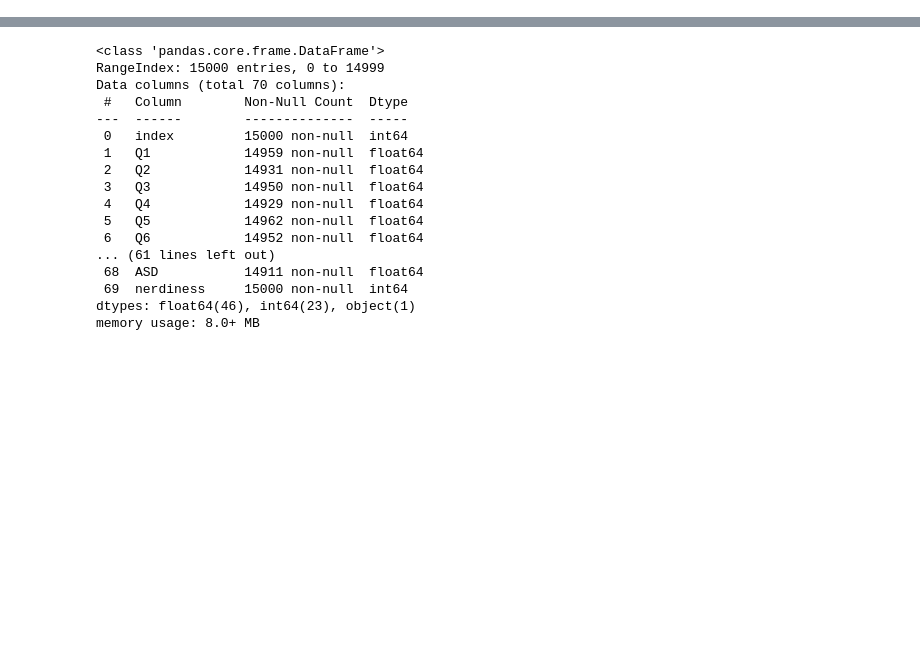
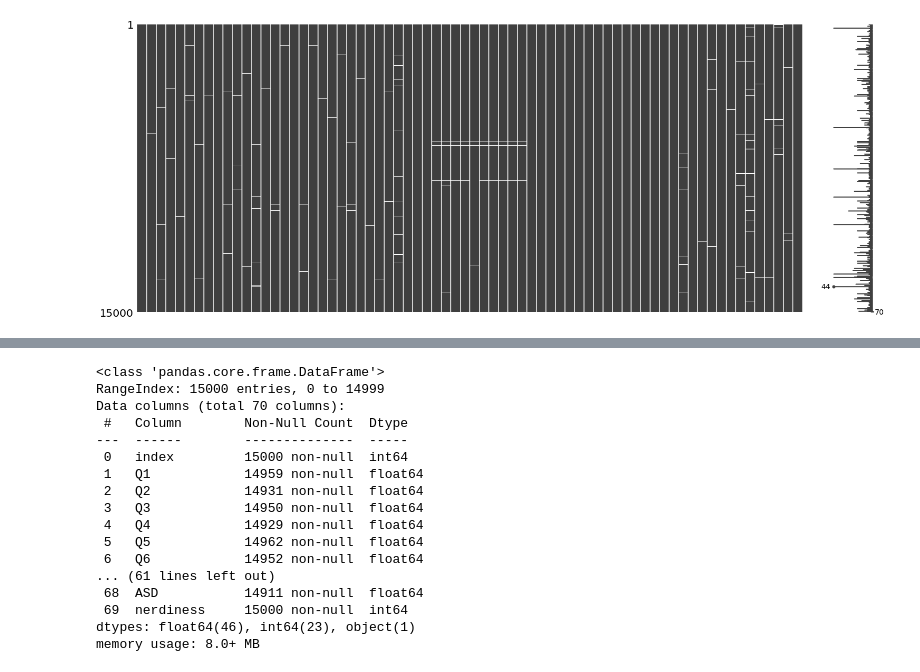
Before and after one commit to kde9867/SW, a Jupyter notebook: 심리_성향_예측을_위한_LGBM_BASELINE_(5).ipynb, the cells around one changed output, grey strips where cells are left out. Cells and saved outputs as stored; diff of their text form; code cells hidden in the pictures; blank space fills up the shorter version.

```diff
--- a/심리_성향_예측을_위한_LGBM_BASELINE_(5).ipynb
+++ b/심리_성향_예측을_위한_LGBM_BASELINE_(5).ipynb
@@ -22,0 +36,6 @@ Warning: Total number of columns (70) exceeds max_columns (20) limiting to first
+# %%
+df = pd.read_csv('train.csv', dtype={"A": pd.Int64Dtype()}, parse_dates=[3])
+msno.matrix(df)
+plt.show()
+# %% [output]
+[figure, added]
```
Also changed, not shown: parts of 11 cells of this notebook.
